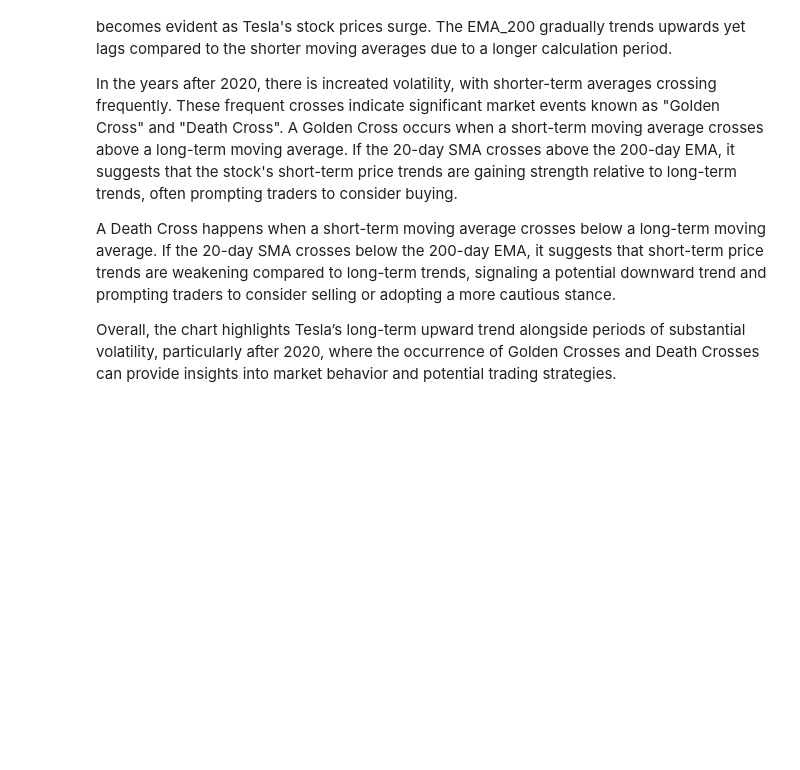
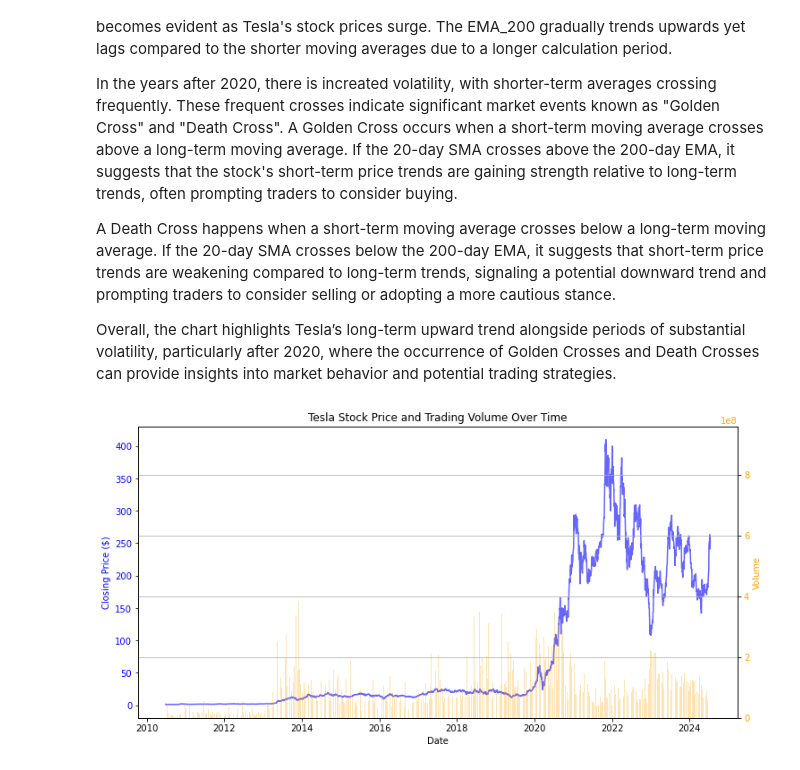
Before and after one commit to poojaapatell/Tesla-Stock-Prices-Project, a Jupyter notebook: TSLA Stock Data.ipynb, the cells around one changed output. Drawn from its saved outputs; the diff is of its cells as text; code cells hidden in the pictures; blank space fills up the shorter version.

Commit message:
Add volume + closing price overlay graph

```diff
--- a/TSLA Stock Data.ipynb
+++ b/TSLA Stock Data.ipynb
@@ -183,3 +181,24 @@ In the years after 2020, there is increated volatility, with shorter-term averag
 A Death Cross happens when a short-term moving average crosses below a long-term moving average. If the 20-day SMA crosses below the 200-day EMA, it suggests that short-term price trends are weakening compared to long-term trends, signaling a potential downward trend and prompting traders to consider selling or adopting a more cautious stance.
 
 Overall, the chart highlights Tesla’s long-term upward trend alongside periods of substantial volatility, particularly after 2020, where the occurrence of Golden Crosses and Death Crosses can provide insights into market behavior and potential trading strategies.
+# %%
+# Volume Trend with Closing Price Overlay
+
+fig, ax1 = plt.subplots(figsize=(12, 6))
+
+ax1.plot(tesla_df['Close'], color='blue', label='Close Price', alpha=0.6)
+ax1.set_xlabel('Date')
+ax1.set_ylabel('Closing Price ($)', color='blue')
+ax1.tick_params(axis='y', labelcolor='blue')
+
+ax2 = ax1.twinx()
+ax2.bar(tesla_df.index, tesla_df['Volume'], color='orange', alpha=0.3)
+ax2.set_ylabel('Volume', color='orange')
+ax2.tick_params(axis='y', labelcolor='orange')
+
+plt.title('Tesla Stock Price and Trading Volume Over Time')
+plt.grid(True)
+
+plt.show()
+# %% [output]
+[figure, added]
```
Also changed, not shown: parts of 2 cells of this notebook.
